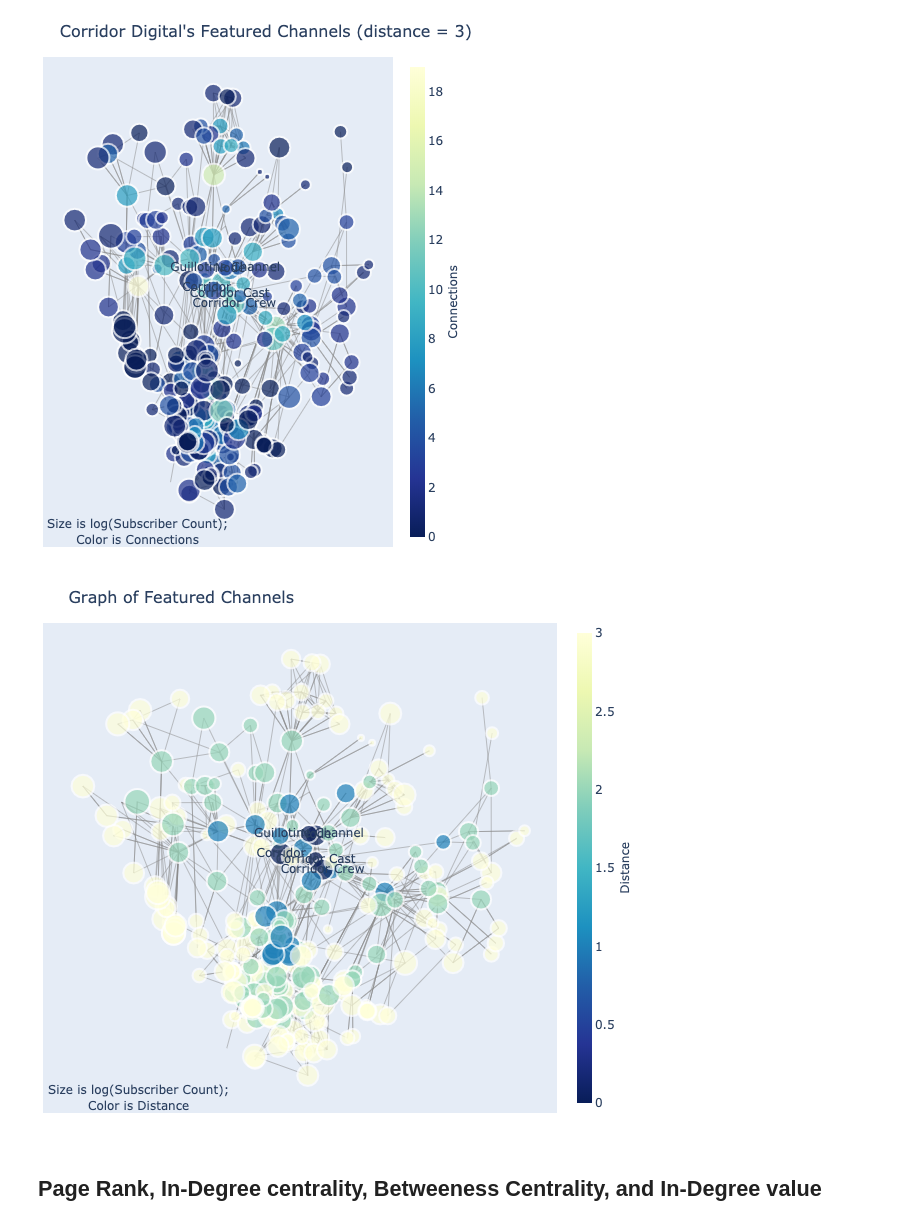
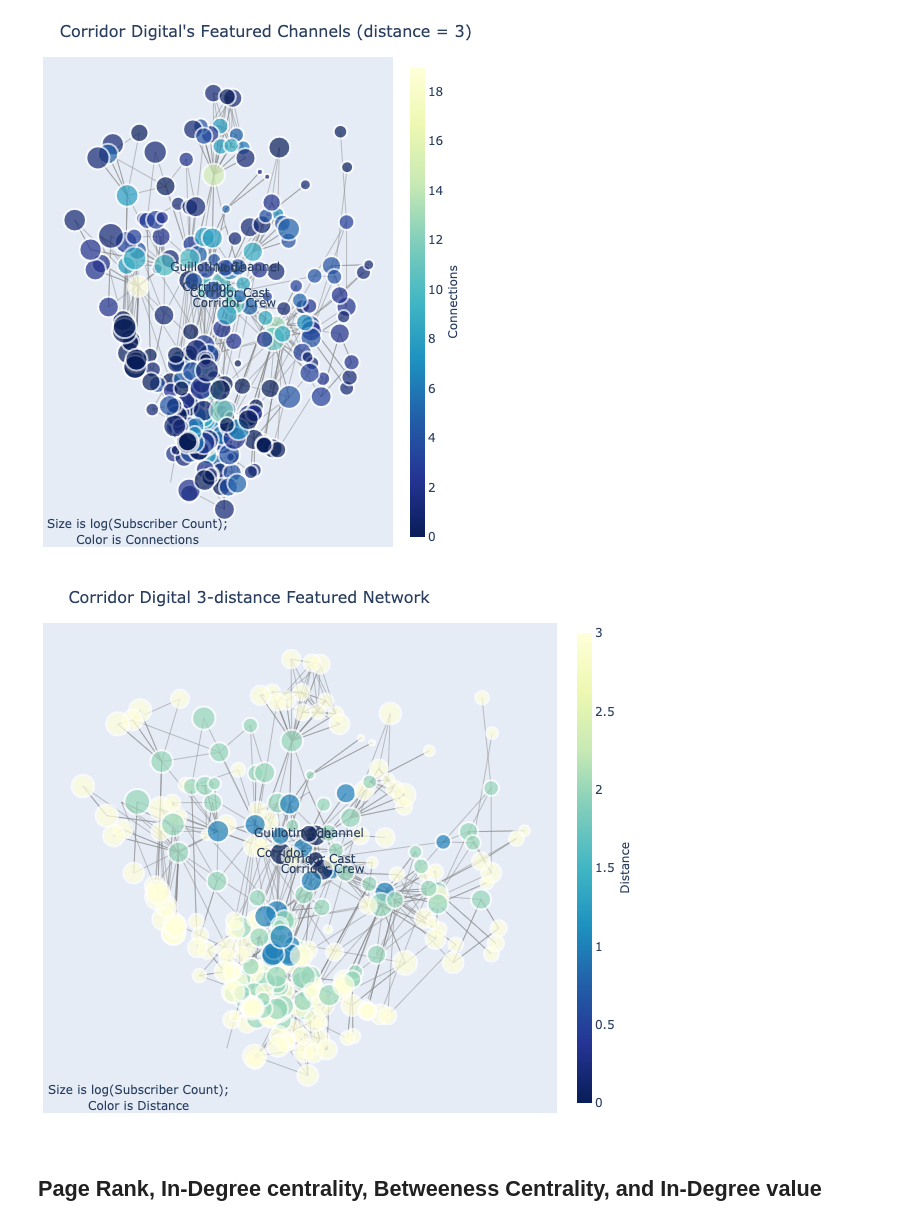
Before and after one commit to DanOvad/youtube-channel-analysis, a Jupyter notebook: sample1-corridor-3.ipynb, the cells around one changed output. Saved outputs shown, nothing was run; the diff lists cells and outputs as text; code cells hidden in the pictures.

Commit message:
Updated ReadMe, fixed tile for graphs

```diff
--- a/sample1-corridor-3.ipynb
+++ b/sample1-corridor-3.ipynb
@@ -80,10 +80,10 @@ fig # Interactive version of the figure for notebooks
 # Show figure for GitHub
 fig.show("svg")
 # %%
-fig = network_graphs.plotly_network_graph(G, "Distance")
+fig = network_graphs.plotly_network_graph(G, "Distance", 'Corridor Digital 3-distance Featured Network')
 fig
 # %% [output]
-[figure, old version]
+[figure, new version]
 # %%
 # Show figure for GitHub
 fig.show("svg")
```
Also changed, not shown: 3 other files.
